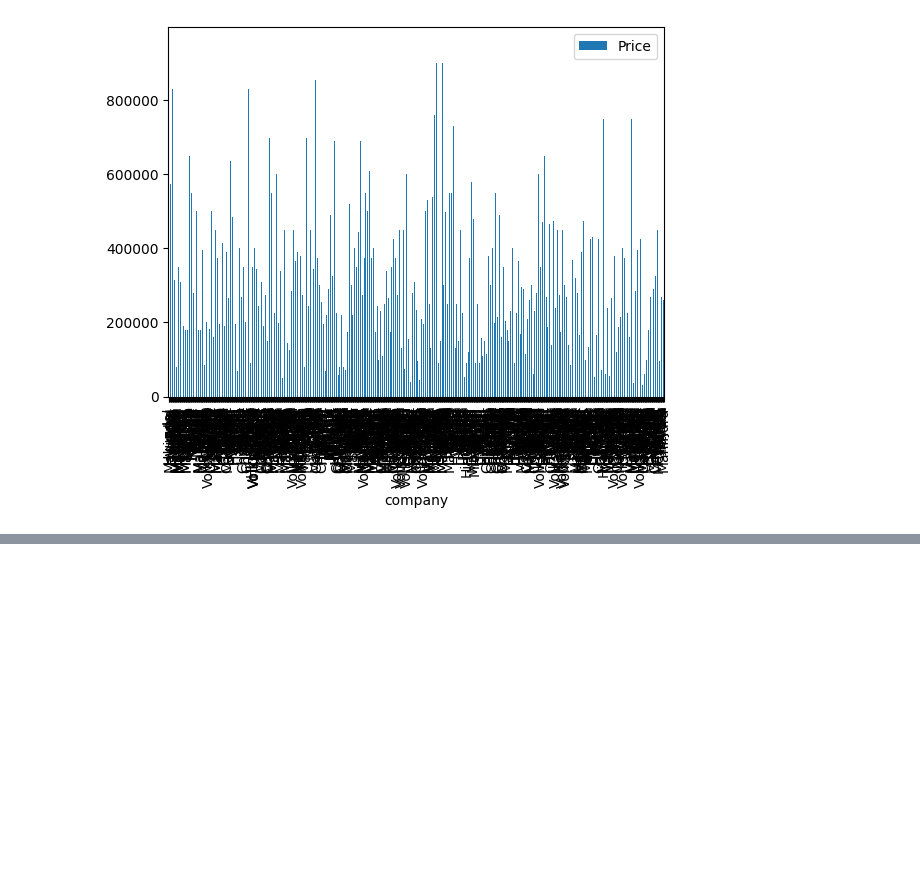
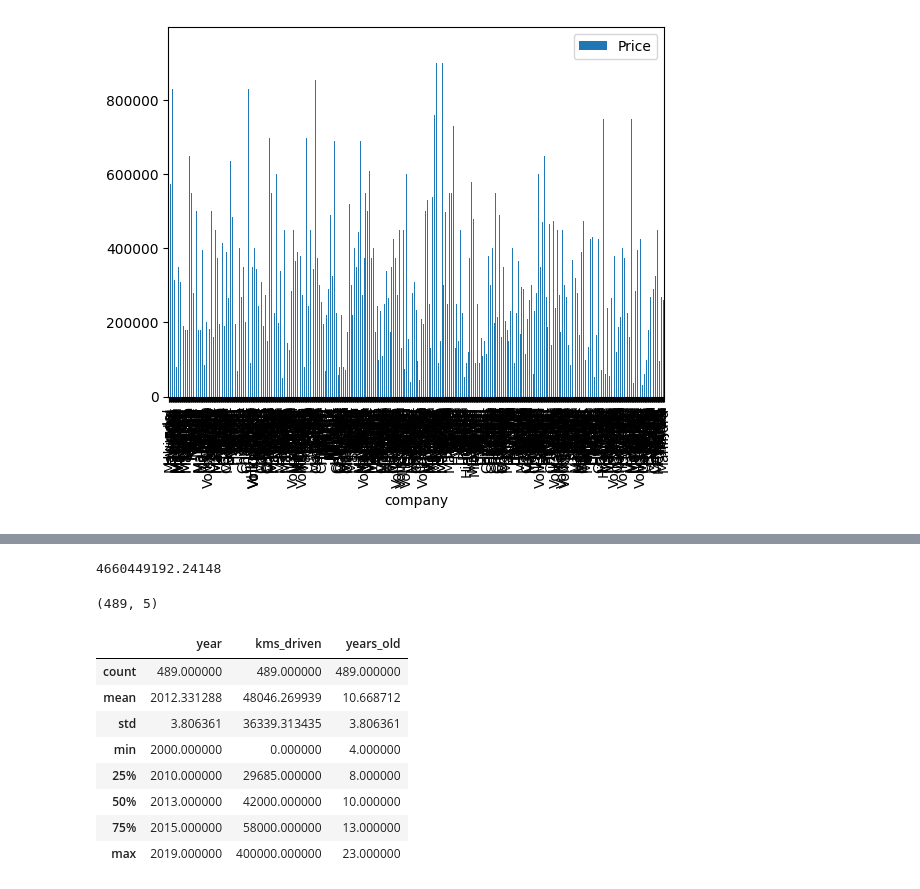
Before and after one commit to aryanmanik29/ml, a Jupyter notebook: carpricepredictor.ipynb, the cells around one changed output, grey strips where cells are left out. Cells and saved outputs as stored; diff of their text form; code cells hidden in the pictures; blank space fills up the shorter version.

```diff
--- a/carpricepredictor.ipynb
+++ b/carpricepredictor.ipynb
@@ -472,0 +515,16 @@ filtered_df3.plot(kind="bar",x="company",y="Price")
+# %%
+cat_pipeline=Pipeline([
+    ("onehot",OneHotEncoder())
+])
+# %%
+preprocessing=ColumnTransformer([
+    ("num",numeric_pipeline,num_col),
+    ("cat",cat_pipeline,cat_col)
+])
+# %%
+model=Pipeline([
+    ("preprocessing",preprocessing),
+    ("model",DecisionTreeRegressor(max_depth=100,random_state=42))
+])
+# %%
+model.fit(X_train,y_train)
@@ -472,0 +553,20 @@ filtered_df3.plot(kind="bar",x="company",y="Price")
+# %%
+error
+# %% [output]
+4660449192.24148
+# %%
+X_train.shape
+# %% [output]
+(489, 5)
+# %%
+X_train.describe()
+# %% [output]
+|  | year | kms_driven | years_old |
+| count | 489.000000 | 489.000000 | 489.000000 |
+| mean | 2012.331288 | 48046.269939 | 10.668712 |
+| std | 3.806361 | 36339.313435 | 3.806361 |
+| min | 2000.000000 | 0.000000 | 4.000000 |
+| 25% | 2010.000000 | 29685.000000 | 8.000000 |
+| 50% | 2013.000000 | 42000.000000 | 10.000000 |
+| 75% | 2015.000000 | 58000.000000 | 13.000000 |
+| max | 2019.000000 | 400000.000000 | 23.000000 |
```
Also changed, not shown: parts of 29 cells of this notebook.
